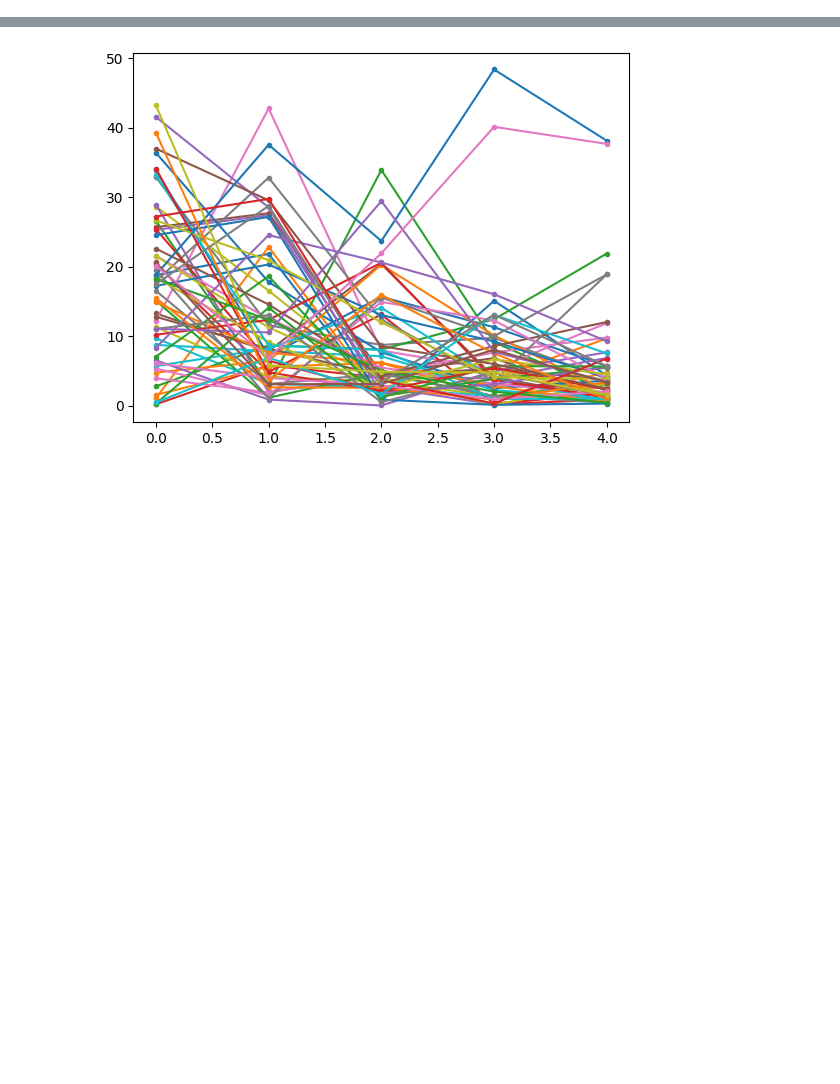
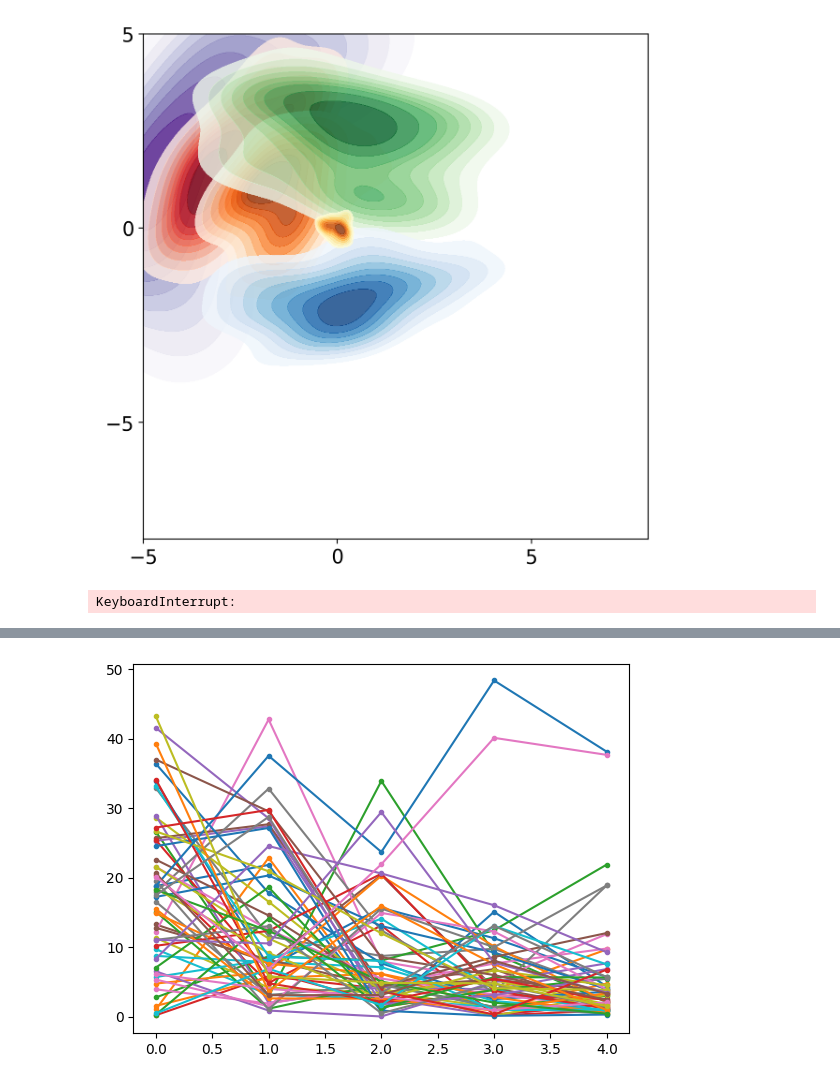
Before and after one commit to victoria-mochulska/evoscape, a Jupyter notebook: notebooks/decision_structure_analysis.ipynb, the cells around one changed output, grey strips where cells are left out. Cells and saved outputs as stored; diff of their text form; code cells hidden in the pictures; blank space fills up the shorter version.

```diff
--- a/notebooks/decision_structure_analysis.ipynb
+++ b/notebooks/decision_structure_analysis.ipynb
@@ -120,3 +198,48 @@ def rotate_landscape(landscape, origin=0, direction=2, left=None, right=None, bo
+# %%
+fig, ax = plt.subplots(figsize=(7,7))
+
+
+# Epi - AN - CE decision
+# sns.kdeplot(x=all_pars[:, 6], y=all_pars[:, 7], cmap='Greens', fill=True, alpha=0.4, thresh=0.2)
+# sns.kdeplot(x=all_pars[:, 8], y=all_pars[:, 9], cmap='Blues', fill=True, alpha=0.4, thresh=0.2)
+# sns.kdeplot(x=all_pars[:, 2], y=all_pars[:, 3], cmap='Oranges', fill=True, alpha=0.9, thresh=0.2)
+# sns.kdeplot(x=all_pars[:, 4], y=all_pars[:, 5], cmap='YlOrBr', fill=True, alpha=0.9, thresh=0.2)
+# sns.kdeplot(x=all_pars[:, 10], y=all_pars[:, 11], cmap='Purples', fill=True, alpha=0.9, thresh=0.2)
+# sns.kdeplot(x=0.25*np.random.randn(n_landscapes), y=0.25*np.random.randn(n_landscapes), cmap='Reds', fill=True, alpha=0.9, thresh=0.2)
+# _________________________________________
+# plt.scatter(all_pars[:, 6], y=all_pars[:, 7], c=colors[3], s=30, marker='D', alpha=0.4, edgecolors='None', zorder=0)
+# plt.scatter(all_pars[:, 8], y=all_pars[:, 9], c=colors[4], s=30, marker='D', alpha=0.4, edgecolors='None', zorder=0)
+
+# CE - PN - M decision
+sns.kdeplot(x=all_pars[:, 10], y=all_pars[:, 11], cmap='Purples', fill=True, alpha=0.8, thresh=0.2)
+sns.kdeplot(x=all_pars[:, 0], y=all_pars[:, 1], cmap='Reds', fill=True, alpha=0.8, thresh=0.2)
+sns.kdeplot(x=all_pars[:, 2], y=all_pars[:, 3], cmap='Oranges', fill=True, alpha=0.8, thresh=0.2)
+sns.kdeplot(x=all_pars[:, 6], y=all_pars[:, 7], cmap='Greens', fill=True, alpha=0.8, thresh=0.2)
+sns.kdeplot(x=all_pars[:, 8], y=all_pars[:, 9], cmap='Blues', fill=True, alpha=0.8, thresh=0.2)
+sns.kdeplot(x=0.25*np.random.randn(n_landscapes), y=0.25*np.random.randn(n_landscapes), cmap='YlOrBr', fill=True, alpha=0.8, thresh=0.2)
+# ________________________________________
+# sns.kdeplot(x=all_pars[:, 6], y=all_pars[:, 7], cmap='Greens', fill=True, alpha=0.4, thresh=0.2)
+# sns.kdeplot(x=all_pars[:, 8], y=all_pars[:, 9], cmap='Blues', fill=True, alpha=0.4, thresh=0.2)
+# sns.kdeplot(x=all_pars[:, 10], y=all_pars[:, 11], cmap='Purples', fill=True, alpha=0.9, thresh=0.2)
+# sns.kdeplot(x=all_pars[:, 0], y=all_pars[:, 1], cmap='Reds', fill=True, alpha=0.9, thresh=0.2)
+# sns.kdeplot(x=all_pars[:, 2], y=all_pars[:, 3], cmap='Oranges', fill=True, alpha=0.9, thresh=0.2)
+# sns.kdeplot(x=0.25*np.random.randn(n_landscapes), y=0.25*np.random.randn(n_landscapes), cmap='YlOrBr', fill=True, alpha=0.9, thresh=0.2)
+
+# plt.scatter(all_pars[:, 0], y=all_pars[:, 1], c=colors[0], s=30, marker='D', alpha=0.4, edgecolors='None', zorder=0)
+# plt.scatter(all_pars[:, 2], y=all_pars[:, 3], c=colors[1], s=30, marker='D', alpha=0.4, edgecolors='None', zorder=0)
+# plt.scatter(all_pars[:, 10], y=all_pars[:, 11], c=colors[5], s=30, marker='D', alpha=0.4, edgecolors='None', zorder=0)
+
+
+
+plt.ylim((-8,4))
+plt.xlim((-4, 8))
+plt.xticks((-5,0,5))
+plt.yticks((-5,0,5))
+
+ax.set_aspect('equal')
+plt.show()
+# %% [output]
+[figure, added]
 # %%
 %autoreload
 
@@ -124,8 +247,6 @@ L = 4.
 npoints = 201
 q = np.linspace(-L, L, npoints)
 xx, yy = np.meshgrid(q,q, indexing = 'xy')
-
-colors = ('indianred', 'tab:orange', 'gold', 'tab:green', 'tab:blue', 'tab:purple')
 
 noise = 0.2
 ndt = 50
@@ -162,7 +283,7 @@ for i in range(n_landscapes):
     # ax.scatter(data[:,0], data[:, 1], color='k', alpha=0.3, marker='.', s=5)
     # plt.show()
 
-    st_data = transform_coords(landscape, data, origin=2, direction=(3, 4), left=None, right=4, bottom=4, scale=True)
+    st_data = transform_coords(landscape.module_list, data, origin=2, direction=(3, 4), left=None, right=4, bottom=4, scale=True)
     # scaler = StandardScaler()
     # scaler = MinMaxScaler(feature_range=(0, 1))
     # st_data = scaler.fit_transform(data)
@@ -174,6 +295,8 @@ for i in range(n_landscapes):
 
     flat_data = st_data.flatten()
     Q[i] = flat_data
+# %% [output]
+KeyboardInterrupt:
 # %%
 n_components = 15  # Number of principal components to retain
 pca = PCA(n_components=n_components)
```
Also changed, not shown: parts of 14 cells of this notebook, 4 other files.
